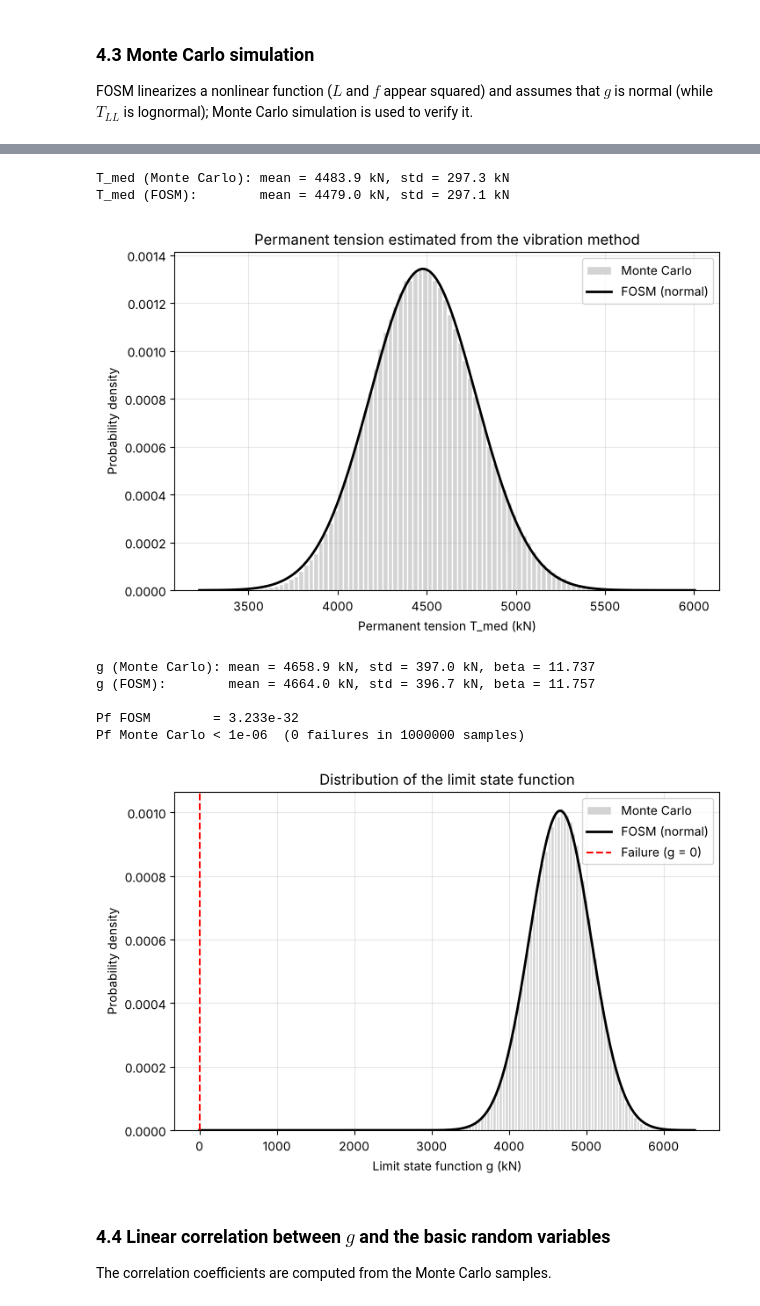
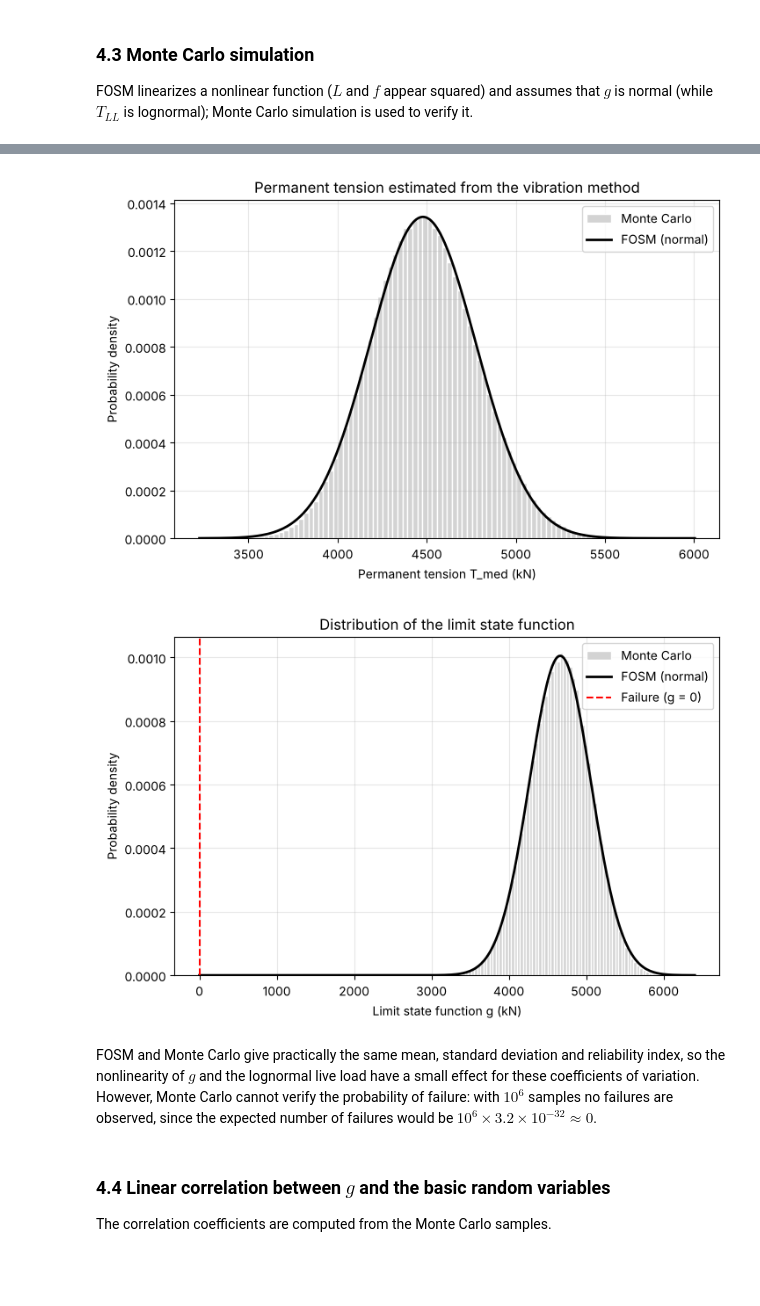
Before and after one commit to 25adiaz-apps/assignment-3-machine-learning, a Jupyter notebook: mini-project-2/mini_project_2_cable_reliability.ipynb, the cells around one changed output, grey strips where cells are left out. Drawn from its saved outputs; the diff is of its cells as text; code cells hidden in the pictures; blank space fills up the shorter version.

Commit message:
Mini-project 2: cálculos FOSM y beta en markdown con el detalle numérico
Co-Authored-By: Claude Opus 5.5 <noreply@anthropic.com>
Claude-Session: https://claude.ai/code/session_01YPRxQs8cxCEpATwWbvVbQo

```diff
--- a/mini-project-2/mini_project_2_cable_reliability.ipynb
+++ b/mini-project-2/mini_project_2_cable_reliability.ipynb
@@ -186,75 +159,35 @@ FOSM linearizes a nonlinear function ($L$ and $f$ appear squared) and assumes th
 # %%
-# Monte Carlo samples of the basic random variables
-N = 1_000_000
-rng = np.random.default_rng(42)
-
-R_s = rng.normal(mu_R, sigma_R, N)
-m_s = rng.normal(mu_m, sigma_m, N)
-L_s = rng.normal(mu_L, sigma_L, N)
-f_s = rng.normal(mu_f, sigma_f, N)
-
-# Permanent tension (kN)
-T_s = 4 * m_s * L_s**2 * (f_s / n)**2 / 1000
-
-print(f"T_med (Monte Carlo): mean = {T_s.mean():.1f} kN, std = {T_s.std():.1f} kN")
-print(f"T_med (FOSM):        mean = {mu_T:.1f} kN, std = {sigma_T:.1f} kN")
-
 # Histogram of T_med with the FOSM normal approximation
 T_line = np.linspace(T_s.min(), T_s.max(), 300)
 
 plt.figure(figsize=(8, 5))
 plt.hist(T_s, bins=100, density=True, color="lightgray", edgecolor="white", label="Monte Carlo")
-plt.plot(T_line, norm.pdf(T_line, mu_T, sigma_T), color="black", linewidth=2, label="FOSM (normal)")
+plt.plot(T_line, norm.pdf(T_line, mu_T_fosm, sigma_T_fosm), color="black", linewidth=2, label="FOSM (normal)")
 plt.xlabel("Permanent tension T_med (kN)")
 plt.ylabel("Probability density")
 plt.title("Permanent tension estimated from the vibration method")
 plt.grid(alpha=0.3)
 plt.legend()
 plt.show()
+
+# Histogram of g with the FOSM normal approximation
+g_line = np.linspace(min(g_s.min(), 0), g_s.max(), 300)
+
+plt.figure(figsize=(8, 5))
+plt.hist(g_s, bins=100, density=True, color="lightgray", edgecolor="white", label="Monte Carlo")
+plt.plot(g_line, norm.pdf(g_line, mu_g_fosm, sigma_g_fosm), color="black", linewidth=2, label="FOSM (normal)")
+plt.axvline(0, color="red", linestyle="--", label="Failure (g = 0)")
+plt.xlabel("Limit state function g (kN)")
+plt.ylabel("Probability density")
+plt.title("Distribution of the limit state function")
+plt.grid(alpha=0.3)
+plt.legend()
+plt.show()
 # %% [output]
-T_med (Monte Carlo): mean = 4483.9 kN, std = 297.3 kN
-T_med (FOSM):        mean = 4479.0 kN, std = 297.1 kN
 [figure]
+[figure, added]
-# %%
-# Live load samples (lognormal)
-LL_s = rng.lognormal(lambda_LL, zeta_LL, N)
-
-# Limit state function (kN)
-g_s = R_s - T_s - LL_s
-
-n_fail = np.sum(g_s < 0)
-Pf_mc = n_fail / N
-beta_mc = g_s.mean() / g_s.std()
-
-print(f"g (Monte Carlo): mean = {g_s.mean():.1f} kN, std = {g_s.std():.1f} kN, beta = {beta_mc:.3f}")
-print(f"g (FOSM):        mean = {mu_g:.1f} kN, std = {sigma_g:.1f} kN, beta = {beta_fosm:.3f}")
-print()
-print(f"Pf FOSM        = {Pf_fosm:.3e}")
-if n_fail > 0:
-    print(f"Pf Monte Carlo = {Pf_mc:.3e}  ({n_fail} failures)")
-else:
-    print(f"Pf Monte Carlo < {1 / N:.0e}  (0 failures in {N} samples)")
-
-# Histogram of g with the FOSM normal approximation
-g_line = np.linspace(min(g_s.min(), 0), g_s.max(), 300)
-
-plt.figure(figsize=(8, 5))
-plt.hist(g_s, bins=100, density=True, color="lightgray", edgecolor="white", label="Monte Carlo")
-plt.plot(g_line, norm.pdf(g_line, mu_g, sigma_g), color="black", linewidth=2, label="FOSM (normal)")
-plt.axvline(0, color="red", linestyle="--", label="Failure (g = 0)")
-plt.xlabel("Limit state function g (kN)")
-plt.ylabel("Probability density")
-plt.title("Distribution of the limit state function")
-plt.grid(alpha=0.3)
-plt.legend()
-plt.show()
-# %% [output]
-g (Monte Carlo): mean = 4658.9 kN, std = 397.0 kN, beta = 11.737
-g (FOSM):        mean = 4664.0 kN, std = 396.7 kN, beta = 11.757
-
-Pf FOSM        = 3.233e-32
-Pf Monte Carlo < 1e-06  (0 failures in 1000000 samples)
-[figure, removed]
+# %% [markdown]
+FOSM and Monte Carlo give practically the same mean, standard deviation and reliability index, so the nonlinearity of $g$ and the lognormal live load have a small effect for these coefficients of variation. However, Monte Carlo cannot verify the probability of failure: with $10^6$ samples no failures are observed, since the expected number of failures would be $10^6 \times 3.2 \times 10^{-32} \approx 0$.
 # %% [markdown]
 ### 4.4 Linear correlation between $g$ and the basic random variables
 
```
Also changed, not shown: parts of 11 cells of this notebook.
